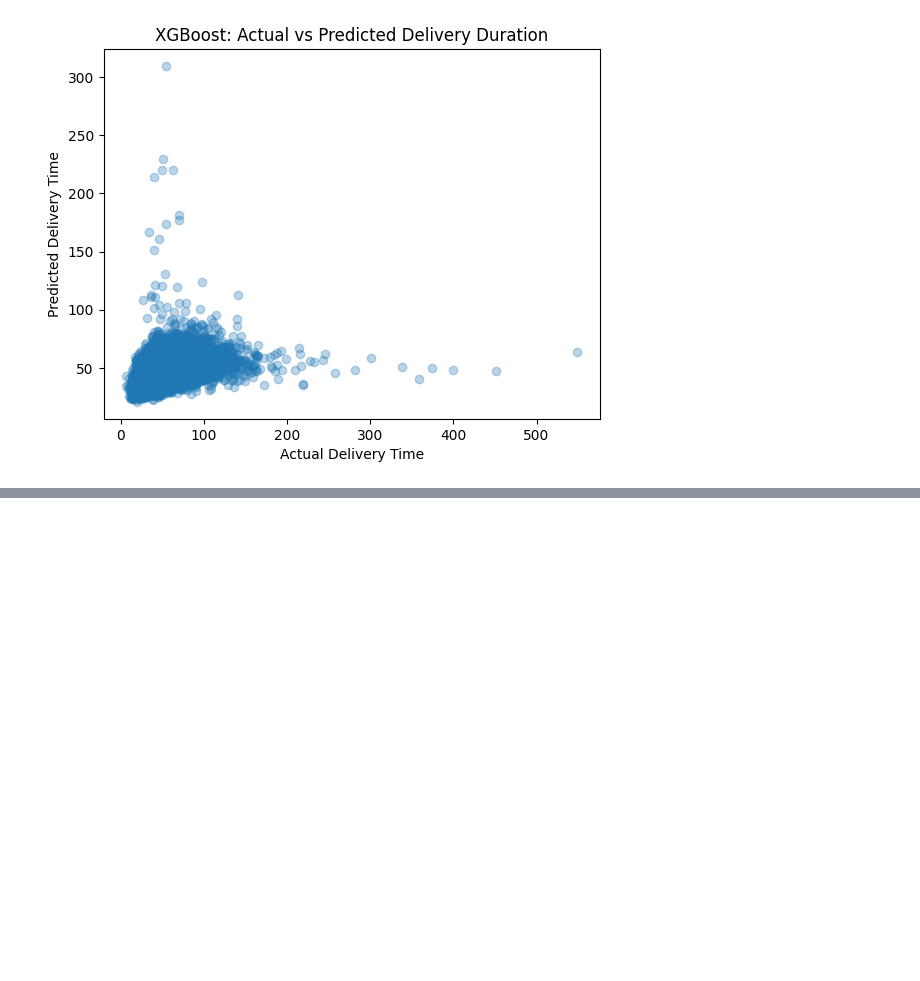
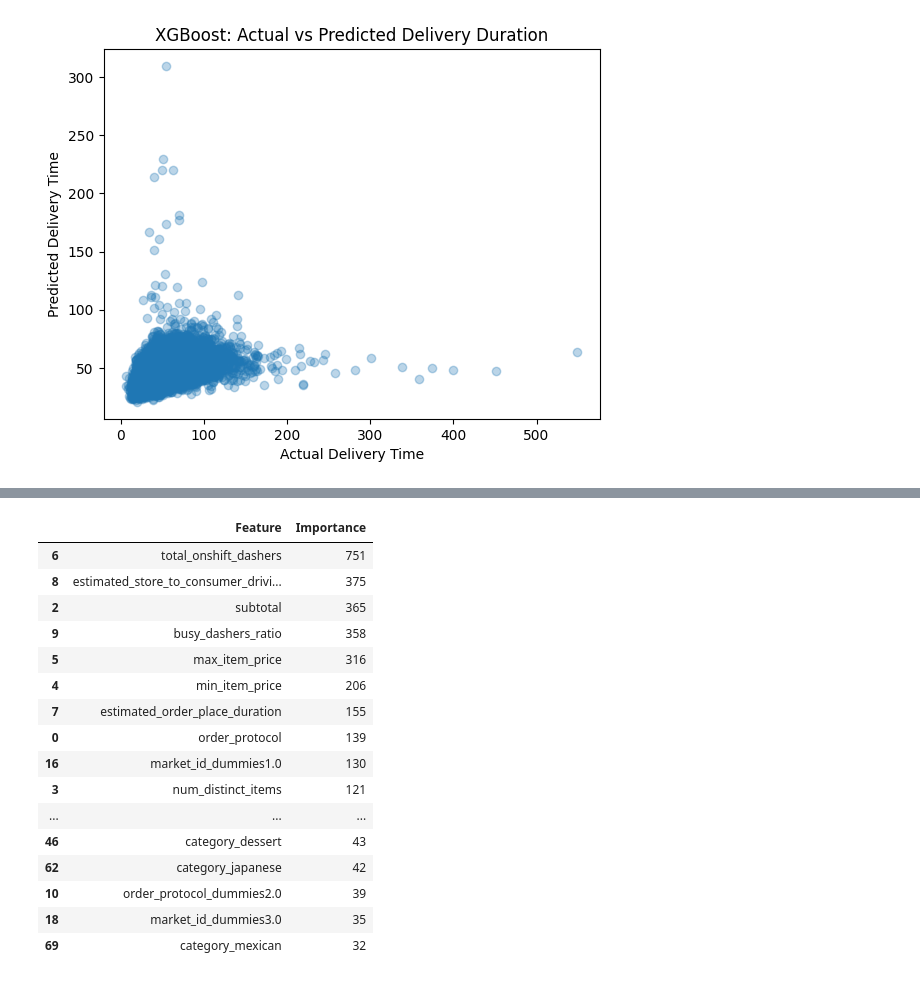
Before and after one commit to sayonyyy/doordash-delivery-duration-prediction, a Jupyter notebook: deliver_duration_prediction.ipynb, the cells around one changed output, grey strips where cells are left out. Cells and saved outputs as stored; diff of their text form; code cells hidden in the pictures; blank space fills up the shorter version.

```diff
--- a/deliver_duration_prediction.ipynb
+++ b/deliver_duration_prediction.ipynb
@@ -554,0 +772,15 @@ plt.show()
+# %%
+# RandomizedSearchCV for LightGBM
+
+lgb_random_search = RandomizedSearchCV(
+    estimator=lgb_base,
+    param_distributions=lgb_param_dist,
+    n_iter=20,
+    scoring="neg_mean_squared_error",
+    cv=3,
+    verbose=1,
+    random_state=42,
+    n_jobs=-1
+)
+
+lgb_random_search.fit(X_train, y_train)
@@ -554,0 +1070,20 @@ plt.show()
+# %%
+feature_importance.head(25)
+# %% [output]
+|  | Feature | Importance |
+| 6 | total_onshift_dashers | 751 |
+| 8 | estimated_store_to_consumer_drivi... | 375 |
+| 2 | subtotal | 365 |
+| 9 | busy_dashers_ratio | 358 |
+| 5 | max_item_price | 316 |
+| 4 | min_item_price | 206 |
+| 7 | estimated_order_place_duration | 155 |
+| 0 | order_protocol | 139 |
+| 16 | market_id_dummies1.0 | 130 |
+| 3 | num_distinct_items | 121 |
+| ... | ... | ... |
+| 46 | category_dessert | 43 |
+| 62 | category_japanese | 42 |
+| 10 | order_protocol_dummies2.0 | 39 |
+| 18 | market_id_dummies3.0 | 35 |
+| 69 | category_mexican | 32 |
```
Also changed, not shown: parts of 37 cells of this notebook, 1 other file.
